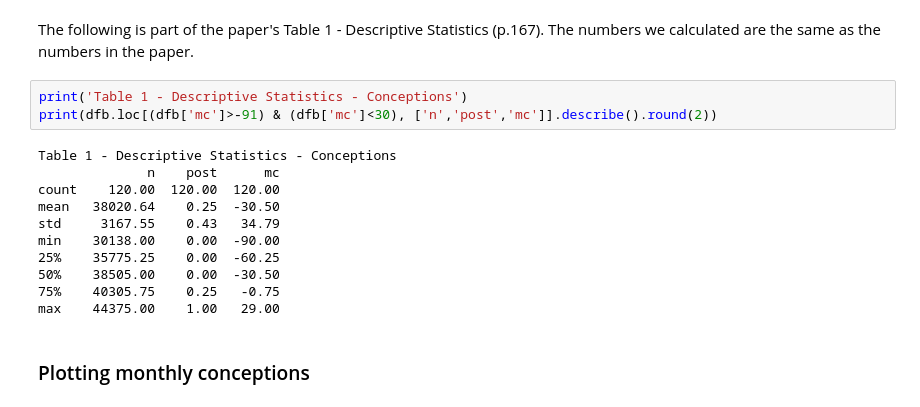
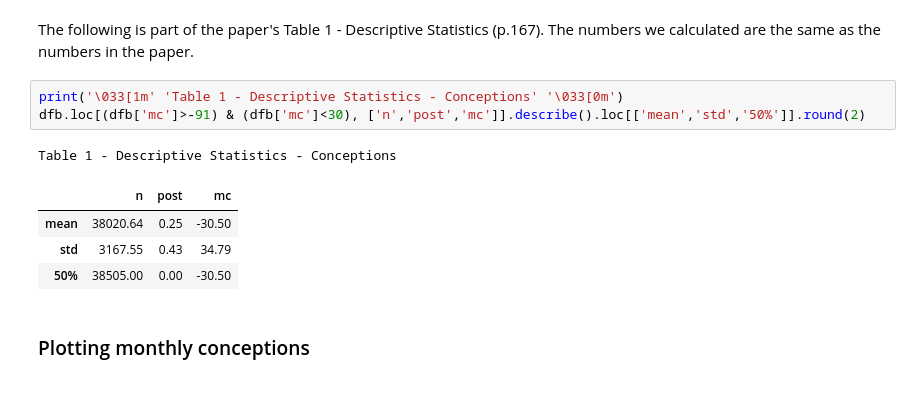
Before and after one commit to marclipfert/student-project-antonia-marc, a Jupyter notebook: student_project_Antonia_Marc.ipynb, the cells around one changed output. Saved outputs shown, nothing was run; the diff lists cells and outputs as text.

```diff
--- a/student_project_Antonia_Marc.ipynb
+++ b/student_project_Antonia_Marc.ipynb
@@ -277,19 +291,14 @@ dfb.head()
 # %% [markdown]
 The following is part of the paper's Table 1 - Descriptive Statistics (p.167). The numbers we calculated are the same as the numbers in the paper.
 # %%
-print('Table 1 - Descriptive Statistics - Conceptions')
-print(dfb.loc[(dfb['mc']>-91) & (dfb['mc']<30), ['n','post','mc']].describe().round(2))
+print('\033[1m' 'Table 1 - Descriptive Statistics - Conceptions' '\033[0m')
+dfb.loc[(dfb['mc']>-91) & (dfb['mc']<30), ['n','post','mc']].describe().loc[['mean','std','50%']].round(2)
 # %% [output]
 Table 1 - Descriptive Statistics - Conceptions
-              n    post      mc
-count    120.00  120.00  120.00
-mean   38020.64    0.25  -30.50
-std     3167.55    0.43   34.79
-min    30138.00    0.00  -90.00
-25%    35775.25    0.00  -60.25
-50%    38505.00    0.00  -30.50
-75%    40305.75    0.25   -0.75
-max    44375.00    1.00   29.00
+|  | n | post | mc |
+| mean | 38020.64 | 0.25 | -30.50 |
+| std | 3167.55 | 0.43 | 34.79 |
+| 50% | 38505.00 | 0.00 | -30.50 |
 # %% [markdown]
 ### Plotting monthly conceptions
 # %%
```
Also changed, not shown: parts of 13 cells of this notebook, 14 other files.
